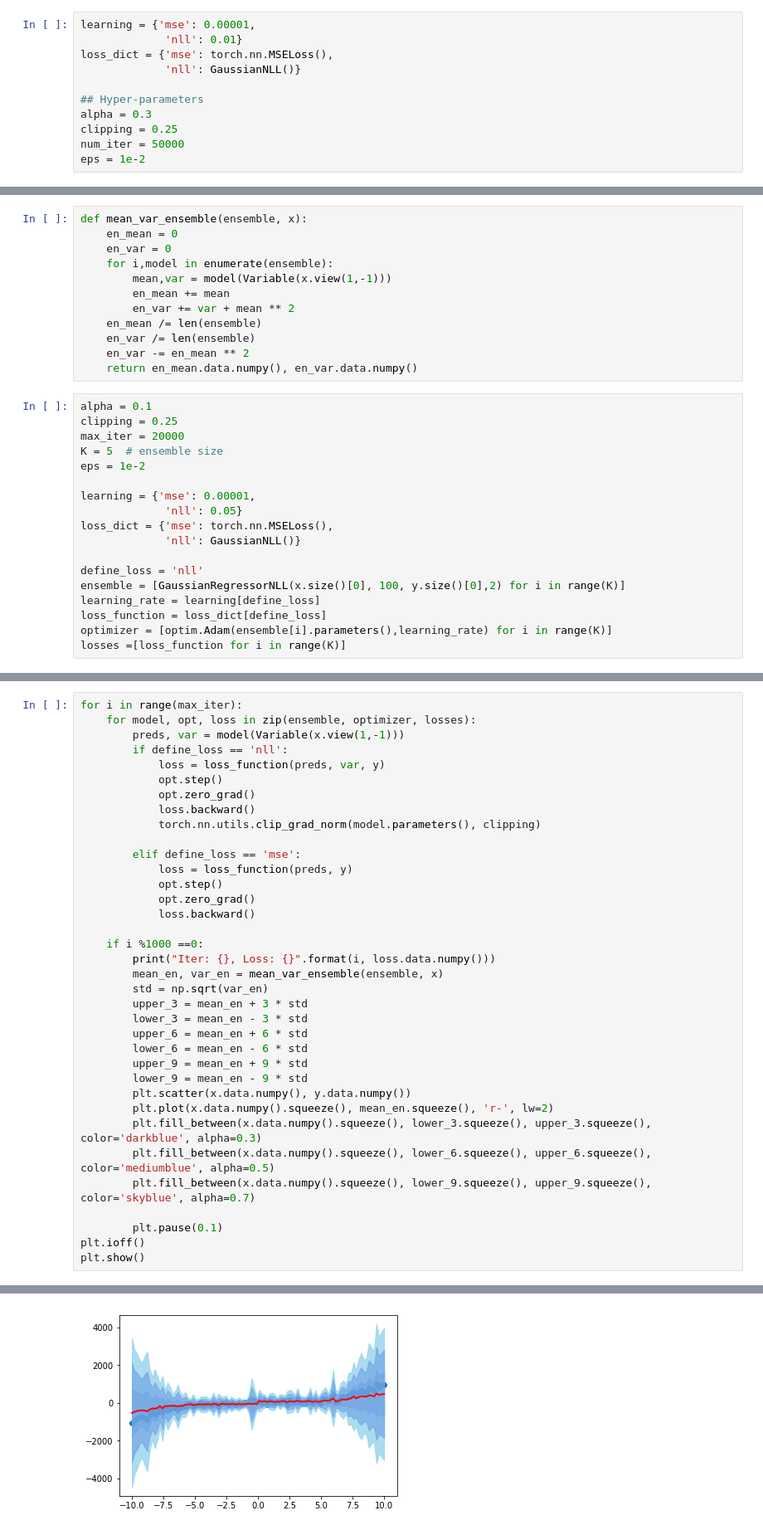
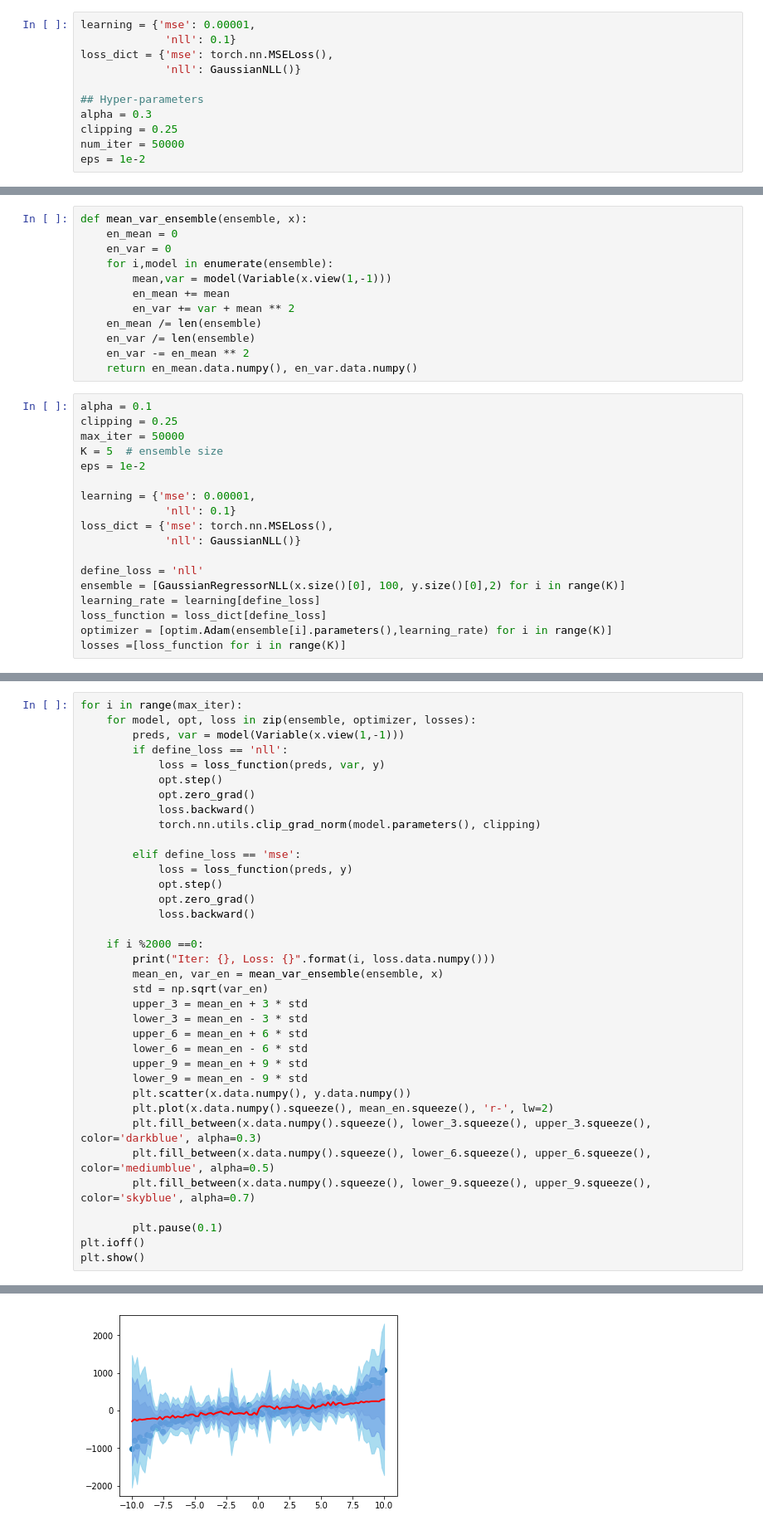
Before and after one commit to rsilveira79/bayesian_notebooks, a Jupyter notebook: uncertainty_notebooks/deep_ensemble_uncertainty_Pytorch.ipynb, the cells around one changed output, grey strips where cells are left out. Shown at 83% size. Cells and saved outputs as stored; diff of their text form.

```diff
--- a/uncertainty_notebooks/deep_ensemble_uncertainty_Pytorch.ipynb
+++ b/uncertainty_notebooks/deep_ensemble_uncertainty_Pytorch.ipynb
@@ -55,7 +54,7 @@ model_nll = GaussianRegressorNLL(x.size()[0], 100, y.size()[0], sizes = 2)
 model_mse = GaussianRegressorNLL(x.size()[0], 100, y.size()[0], sizes = 2)
 # %%
 learning = {'mse': 0.00001,
-             'nll': 0.01}
+             'nll': 0.1}
 loss_dict = {'mse': torch.nn.MSELoss(),
              'nll': GaussianNLL()}
 
@@ -157,12 +156,12 @@ def mean_var_ensemble(ensemble, x):
 # %%
 alpha = 0.1
 clipping = 0.25
-max_iter = 20000
+max_iter = 50000
 K = 5  # ensemble size
 eps = 1e-2
 
 learning = {'mse': 0.00001,
-             'nll': 0.05}
+             'nll': 0.1}
 loss_dict = {'mse': torch.nn.MSELoss(),
              'nll': GaussianNLL()}
 
@@ -193,7 +192,7 @@ for i in range(max_iter):
             opt.zero_grad()
             loss.backward()
 
-    if i %1000 ==0:
+    if i %2000 ==0:
         print("Iter: {}, Loss: {}".format(i, loss.data.numpy()))
         mean_en, var_en = mean_var_ensemble(ensemble, x)
         std = np.sqrt(var_en)
@@ -219 +218 @@ Iter: 1000, Loss: 184.35731506347656
-[figure, old version]
+[figure, new version]
```
Also changed, not shown: parts of 10 cells of this notebook, 1 other file.
